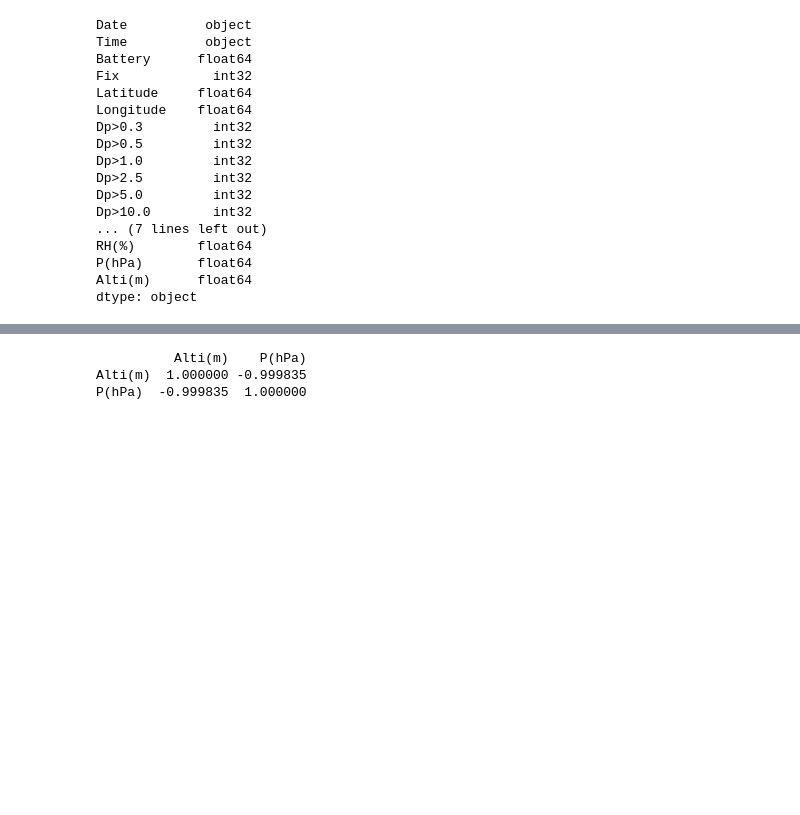
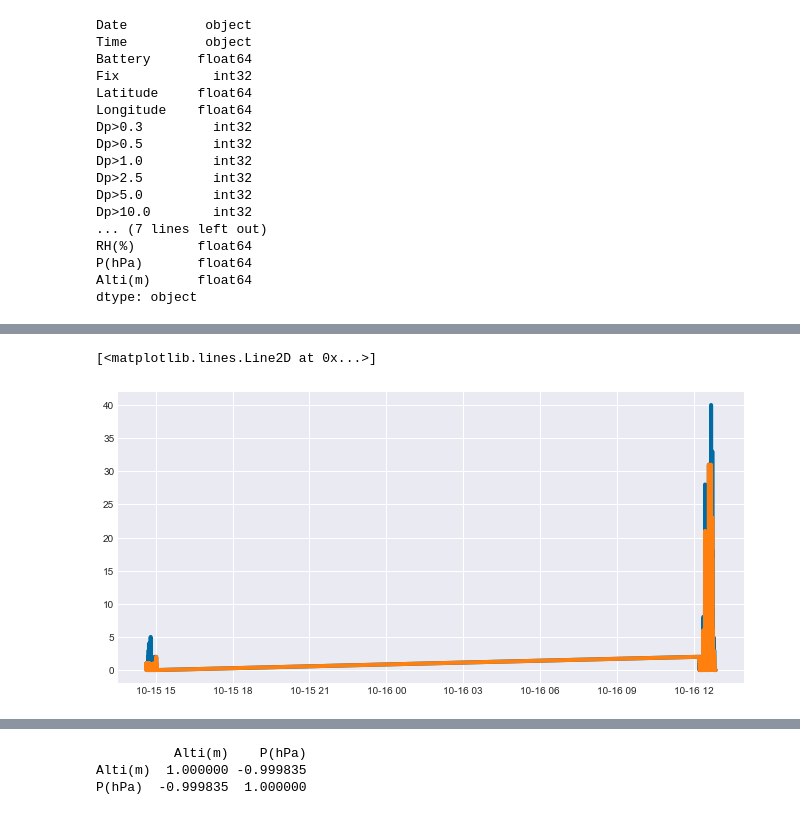
Before and after one commit to AeroSpec/Dashboard-prototype, a Jupyter notebook: jupyter_notebooks/Plot_simple.ipynb, the cells around one changed output, grey strips where cells are left out. Drawn from its saved outputs; the diff is of its cells as text; code cells hidden in the pictures; blank space fills up the shorter version.

```diff
--- a/jupyter_notebooks/Plot_simple.ipynb
+++ b/jupyter_notebooks/Plot_simple.ipynb
@@ -200,0 +238,6 @@ plt.plot(df.index, df['Alti(m)'])
+# %%
+plt.plot(df.index, df['PM10_Std'])
+plt.plot(df.index, df['PM2.5_Std'])
+# %% [output]
+[<matplotlib.lines.Line2D at 0x...>]
+[figure, added]
```
Also changed, not shown: parts of 14 cells of this notebook.
